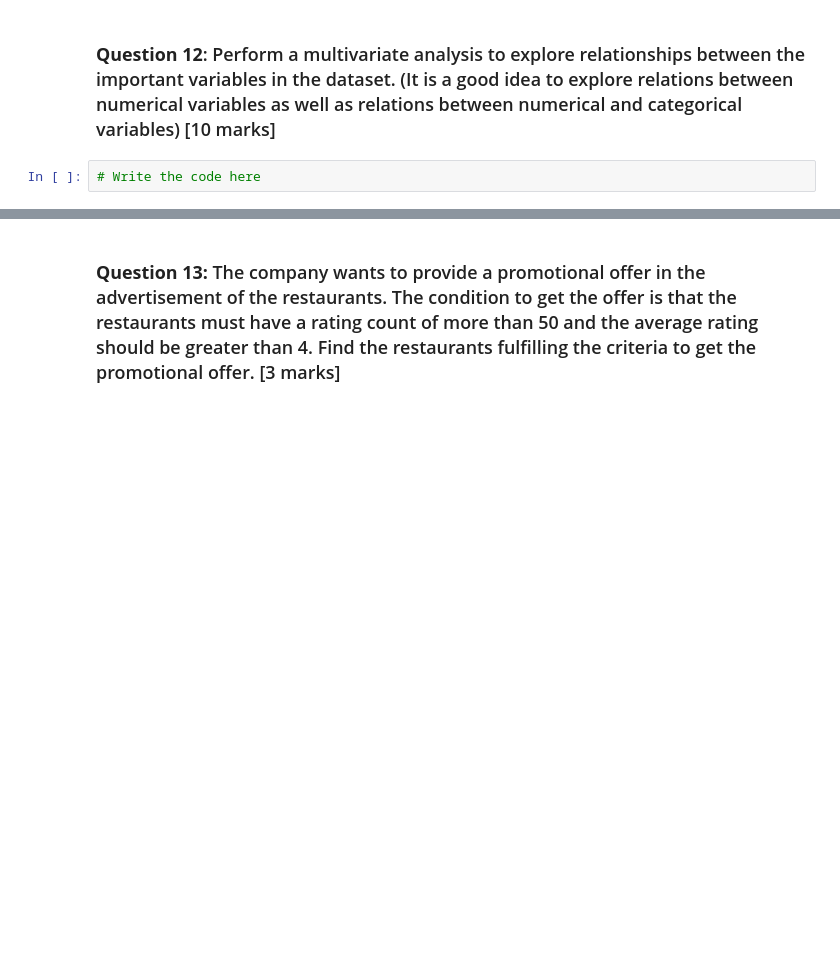
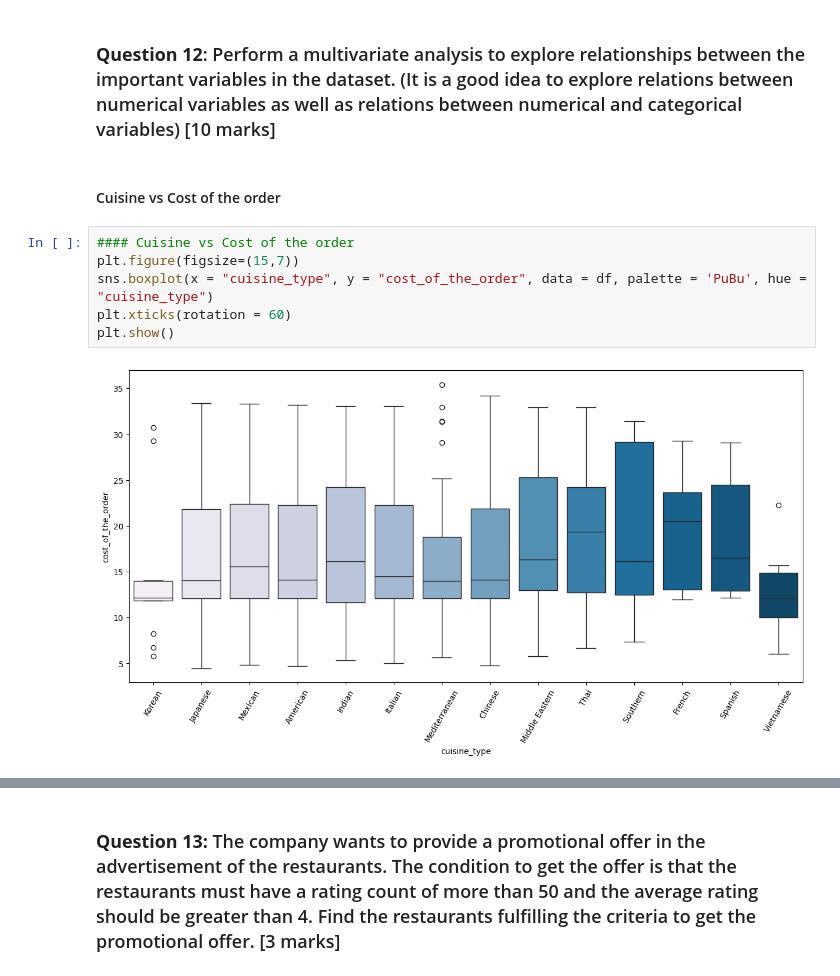
Before and after one commit to SudipKundu2023/Greatlearning, a Jupyter notebook: FoodHubUsecase/PYF_Project_Learner_Notebook_Full_Code.ipynb, the cells around one changed output, grey strips where cells are left out. Saved outputs shown, nothing was run; the diff lists cells and outputs as text; blank space fills up the shorter version.

```diff
--- a/FoodHubUsecase/PYF_Project_Learner_Notebook_Full_Code.ipynb
+++ b/FoodHubUsecase/PYF_Project_Learner_Notebook_Full_Code.ipynb
@@ -309,5 +331,13 @@ np.float64(29.24130663856691)
 ### Multivariate Analysis
 # %% [markdown]
 ### **Question 12**: Perform a multivariate analysis to explore relationships between the important variables in the dataset. (It is a good idea to explore relations between numerical variables as well as relations between numerical and categorical variables) [10 marks]
-# %%
-# Write the code here
+# %% [markdown]
+#### Cuisine vs Cost of the order
+# %%
+#### Cuisine vs Cost of the order
+plt.figure(figsize=(15,7))
+sns.boxplot(x = "cuisine_type", y = "cost_of_the_order", data = df, palette = 'PuBu', hue = "cuisine_type")
+plt.xticks(rotation = 60)
+plt.show()
+# %% [output]
+[figure, added]
```
Also changed, not shown: parts of 13 cells of this notebook.
